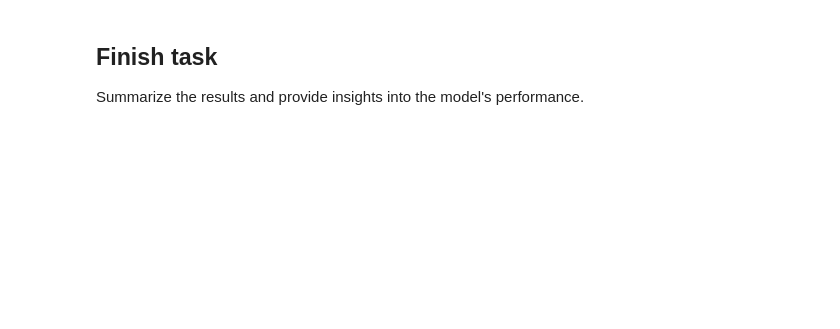
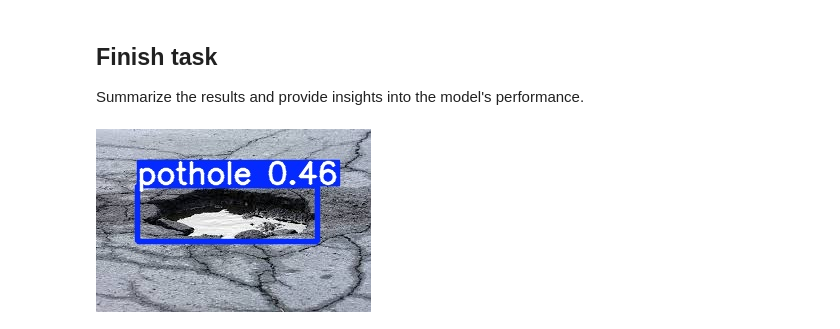
Before and after one commit to Guitarjourneyman/Object-detection, a Jupyter notebook: portholeDetection.ipynb, the cells around one changed output. Drawn from its saved outputs; the diff is of its cells as text; code cells hidden in the pictures; blank space fills up the shorter version.

```diff
--- a/portholeDetection.ipynb
+++ b/portholeDetection.ipynb
@@ -239,3 +308,13 @@ Results saved to runs/val/exp2
 ## Finish task
 
 Summarize the results and provide insights into the model's performance.
+# %%
+from IPython.display import Image, display
+
+# 결과 이미지가 저장된 경로 지정
+image_path = '/content/yolov5/runs/detect/custom_test3/test_porthole.jpeg'
+
+# 이미지 출력
+display(Image(filename=image_path))
+# %% [output]
+[figure, added]
```
Also changed, not shown: parts of 7 cells of this notebook.
